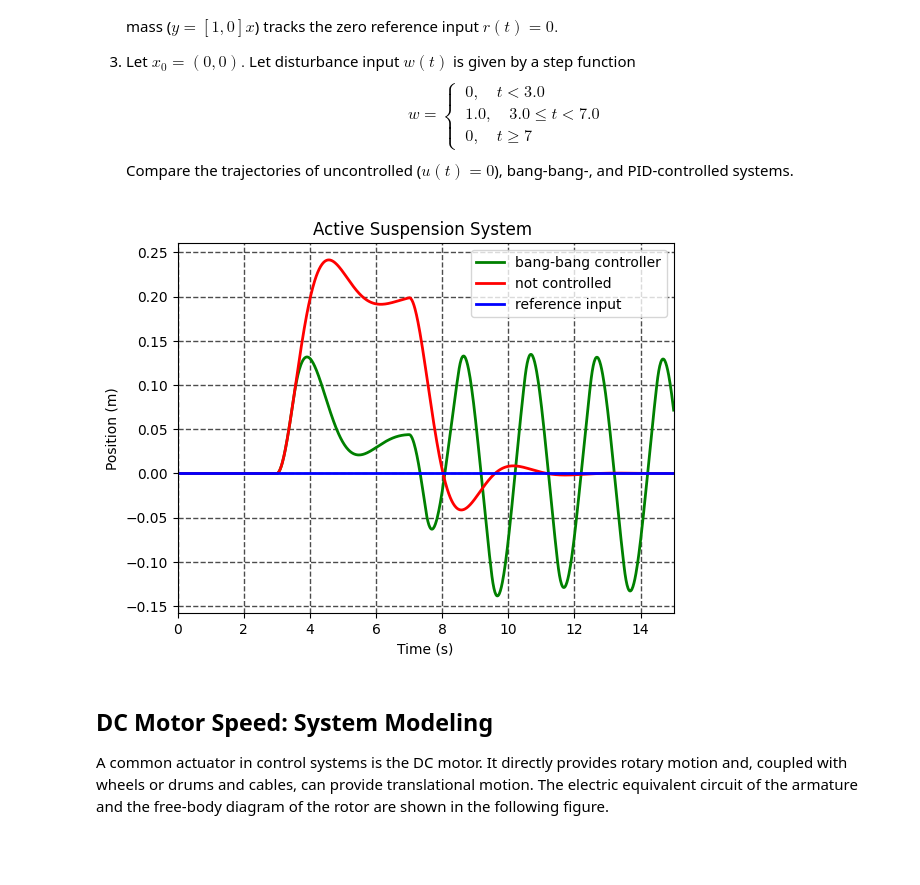
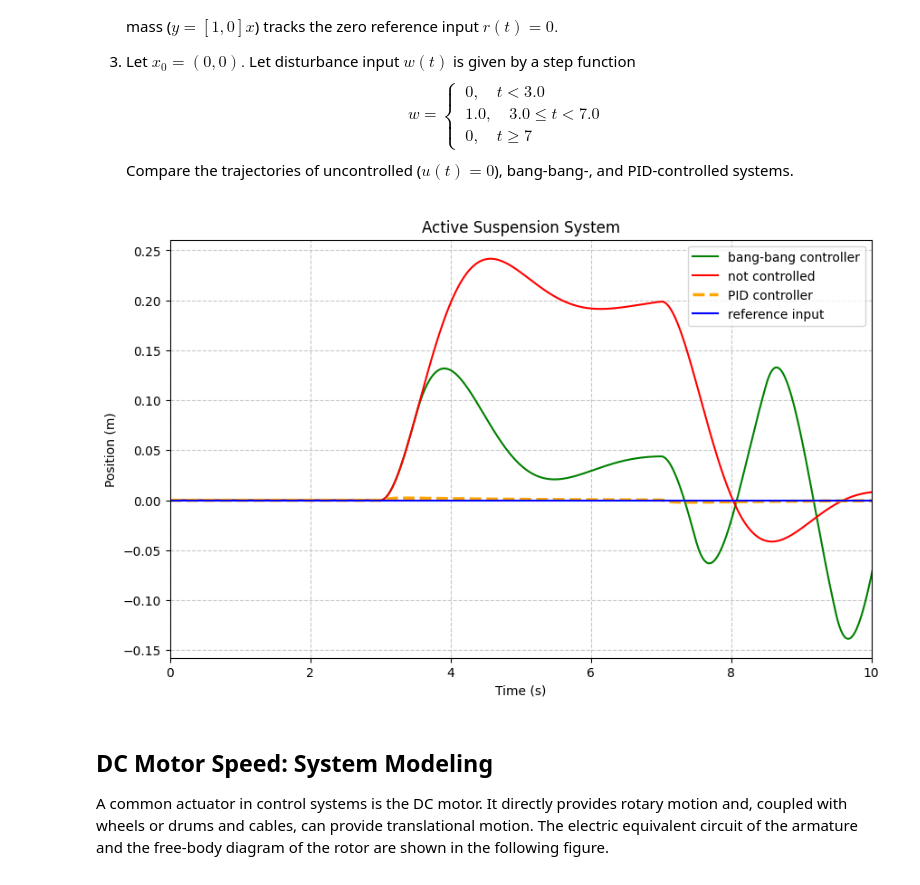
Before and after one commit to vizanca12/ControlClasses, a Jupyter notebook: tp2/viniciuszancheta_TP2.ipynb, the cells around one changed output. Cells and saved outputs as stored; diff of their text form; code cells hidden in the pictures; blank space fills up the shorter version.

```diff
--- a/tp2/viniciuszancheta_TP2.ipynb
+++ b/tp2/viniciuszancheta_TP2.ipynb
@@ -202,42 +176,53 @@ x0 = np.array([0, 0]).flatten() # Initial state
 t0 = 0  # Initial time
 tf = 15# Final time
 T = np.linspace(t0, tf, 1000)  # Time vector
 
 def w_func(t):
     if t<= 3.0:
         return 0.0
     elif 3.0<= t and t<7.0:
         return 1.0
     else:
        return 0.0# Disturbance input
 
 # Compute system response
 u_const = 0.8
 delay = 0.5
 x_ref = 0.0
 y_bang = BangBangController(A, B, D, C, u_const, x_ref, delay, w_func, T.copy(), x0.copy())
 
 # PID response (same simulation style, sampled each 'delay')
 Kp, Ki, Kd = 400, 200, 50
-y_pid, u_pid = PIDController(A, B, D, C, Kp, Ki, Kd, x_ref, delay, w_func, T.copy(), x0.copy())
 
+
+# 1. PID Simulation
+integral_error, last_t = 0, 0 # reset globals
+sol_pid = odeint(StateSpacePID, x0, T, args=(A, B, D, w_func))
+y_pid = (C @ sol_pid.T)
 def u_func(t):
     return 0.0
 
+
+
 y_open = OpenLoopInputOutputSystem(A, B, D, C, u_func, w_func, T, x0)
 
-# Plot the responses on the same graph
-plt.plot(T, y_bang[0,:], linewidth=2.0, color='green')
-plt.plot(T, y_open[0,:], linewidth=2.0, color='red')
-plt.plot(T, y_pid[0,:], linewidth=2.0, color='purple')
 
-plt.grid(color='black', linestyle='--', linewidth=1.0, alpha=0.7)
-plt.xlim([t0, tf])
-plt.ylabel(r'Position (m)')
+
+
+
+# --- Plotting ---
+plt.figure(figsize=(10,6))
+plt.plot(T, y_bang[0,:], 'g-', label='bang-bang controller')
+plt.plot(T, y_open[0,:], 'r-', label='not controlled')
+plt.plot(T, y_pid[0,:], color='orange', linestyle='--', linewidth=2.5, label='PID controller')
+plt.plot(T, T*0, 'b-', label='reference input')
+
+plt.grid(True, linestyle='--', alpha=0.7)
+plt.xlim([0, 10])
+plt.ylabel('Position (m)')
 plt.xlabel('Time (s)')
-plt.title('Active Suspension System ')
-plt.plot(T, T* 0, linewidth=2.0, color='blue')
-plt.legend(['bang-bang controller', 'not controlled', 'PID controller', 'reference input'])
+plt.title('Active Suspension System')
+plt.legend()
 plt.show()
 # %% [output]
-[figure, old version]
+[figure, new version]
```
Also changed, not shown: parts of 6 cells of this notebook.
